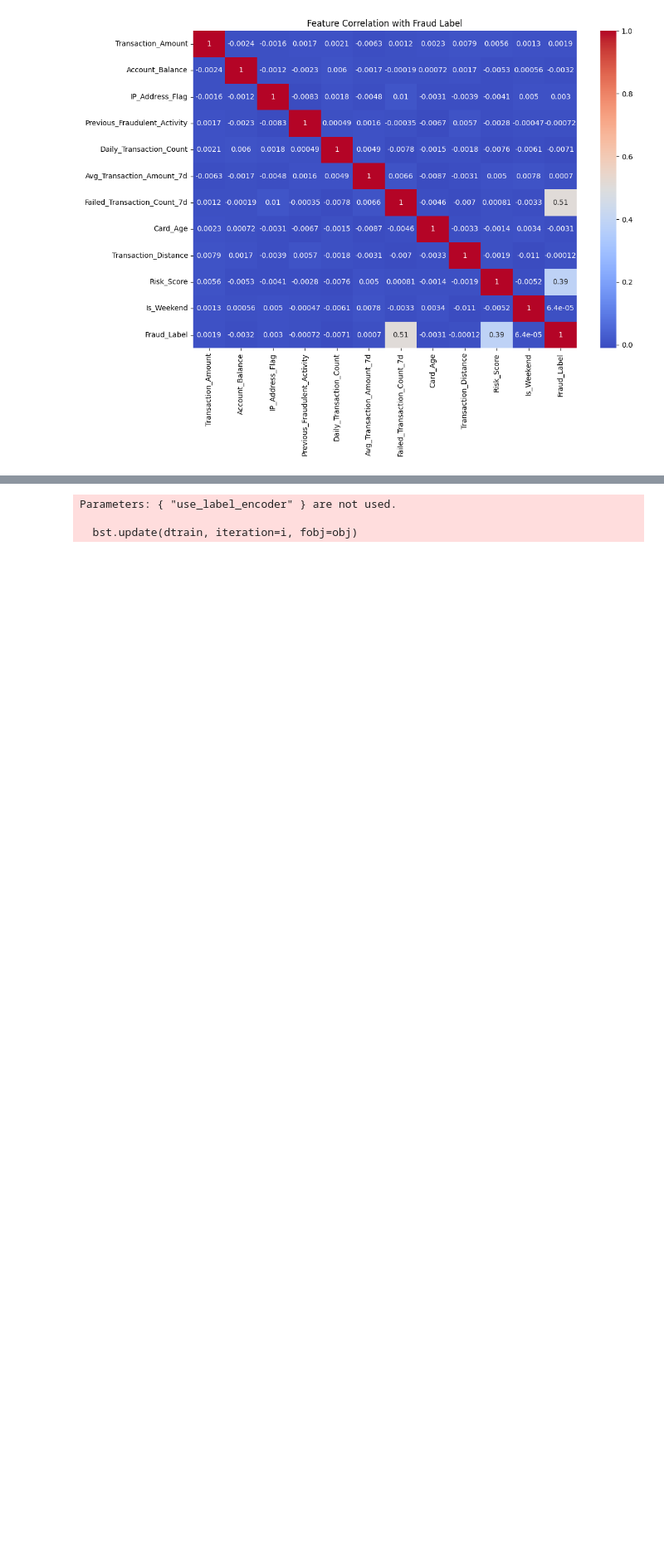
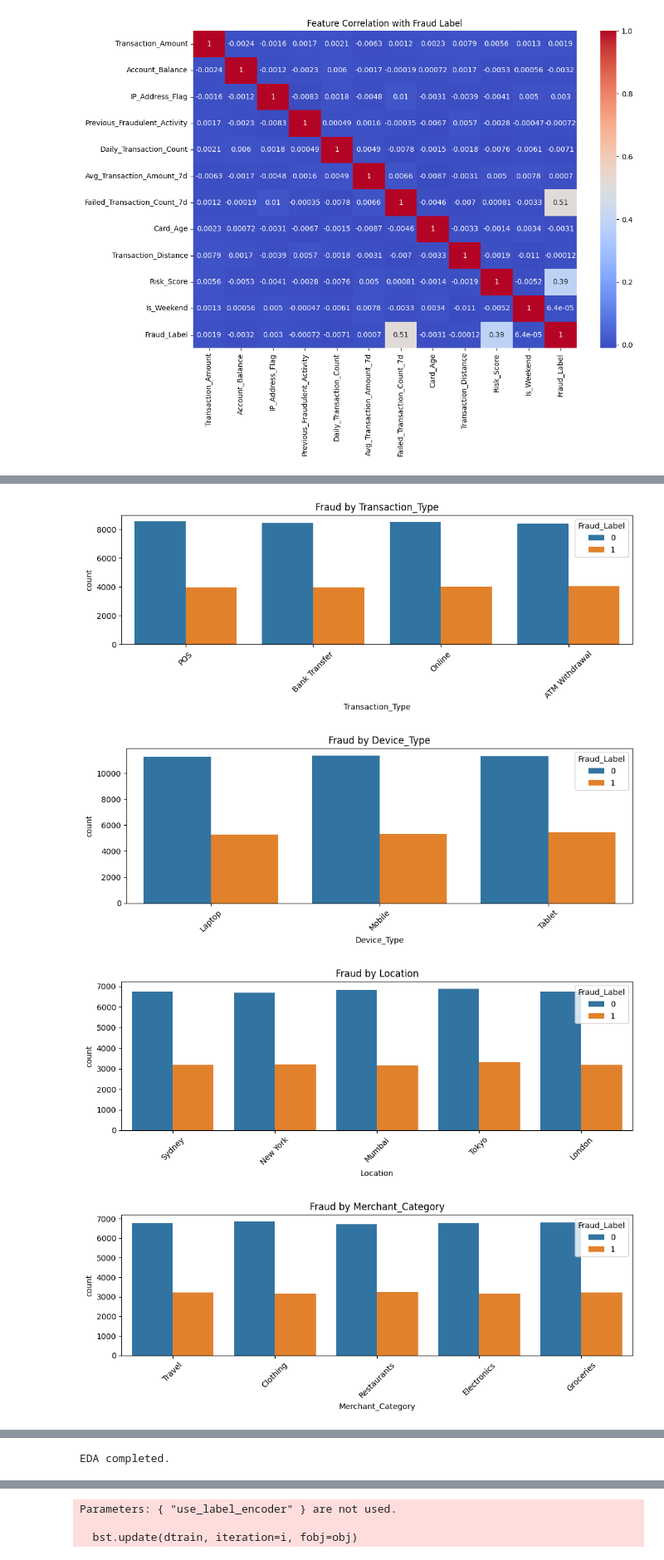
Before and after one commit to Sarwesh1127/Transaction-Fraud-Detection, a Jupyter notebook: training.ipynb, the cells around one changed output, grey strips where cells are left out. Shown: that part at 83% size. Drawn from its saved outputs; the diff is of its cells as text; code cells hidden in the pictures; blank space fills up the shorter version.

```diff
--- a/training.ipynb
+++ b/training.ipynb
@@ -97,0 +112,17 @@ plt.show()
+# %%
+# Categorical analysis
+categoricals = ['Transaction_Type', 'Device_Type', 'Location', 'Merchant_Category', 'Authentication_Method']
+for col in categoricals:
+    plt.figure(figsize=(10, 4))
+    sns.countplot(x=col, hue='Fraud_Label', data=df)
+    plt.title(f"Fraud by {col}")
+    plt.xticks(rotation=45)
+    plt.tight_layout()
+    plt.show()
+
+print("\nEDA completed.")
+# %% [output]
+[figure, added]
+[figure, added]
+[figure, added]
+[figure, added]
@@ -98,3 +130,4 @@ plt.show()
+EDA completed.
 # %%
 # Drop unnecessary columns
 # df = df.drop(columns=['Transaction_ID', 'User_ID', 'Timestamp'])
```
Also changed, not shown: parts of 2 cells of this notebook, 1 other file.
